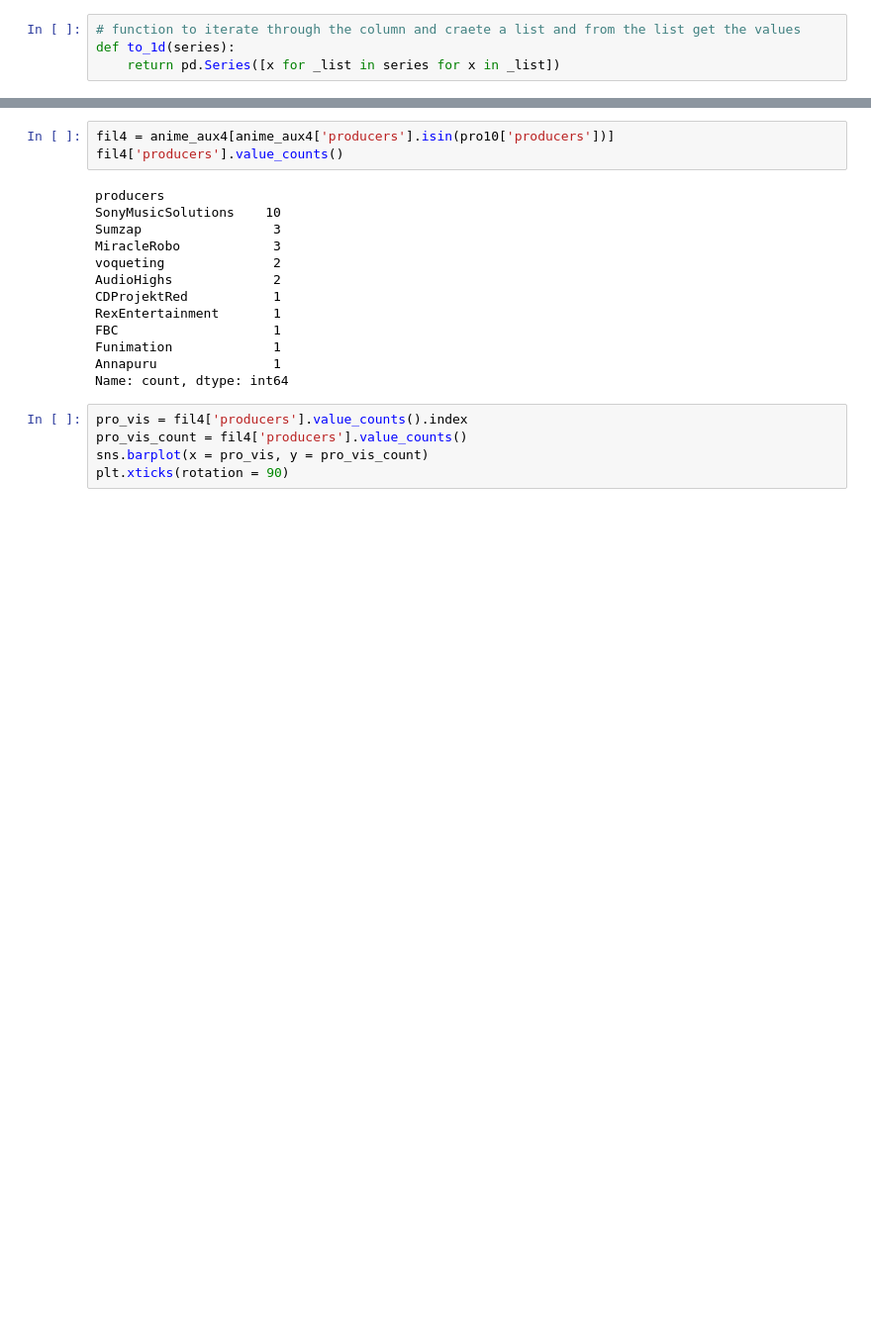
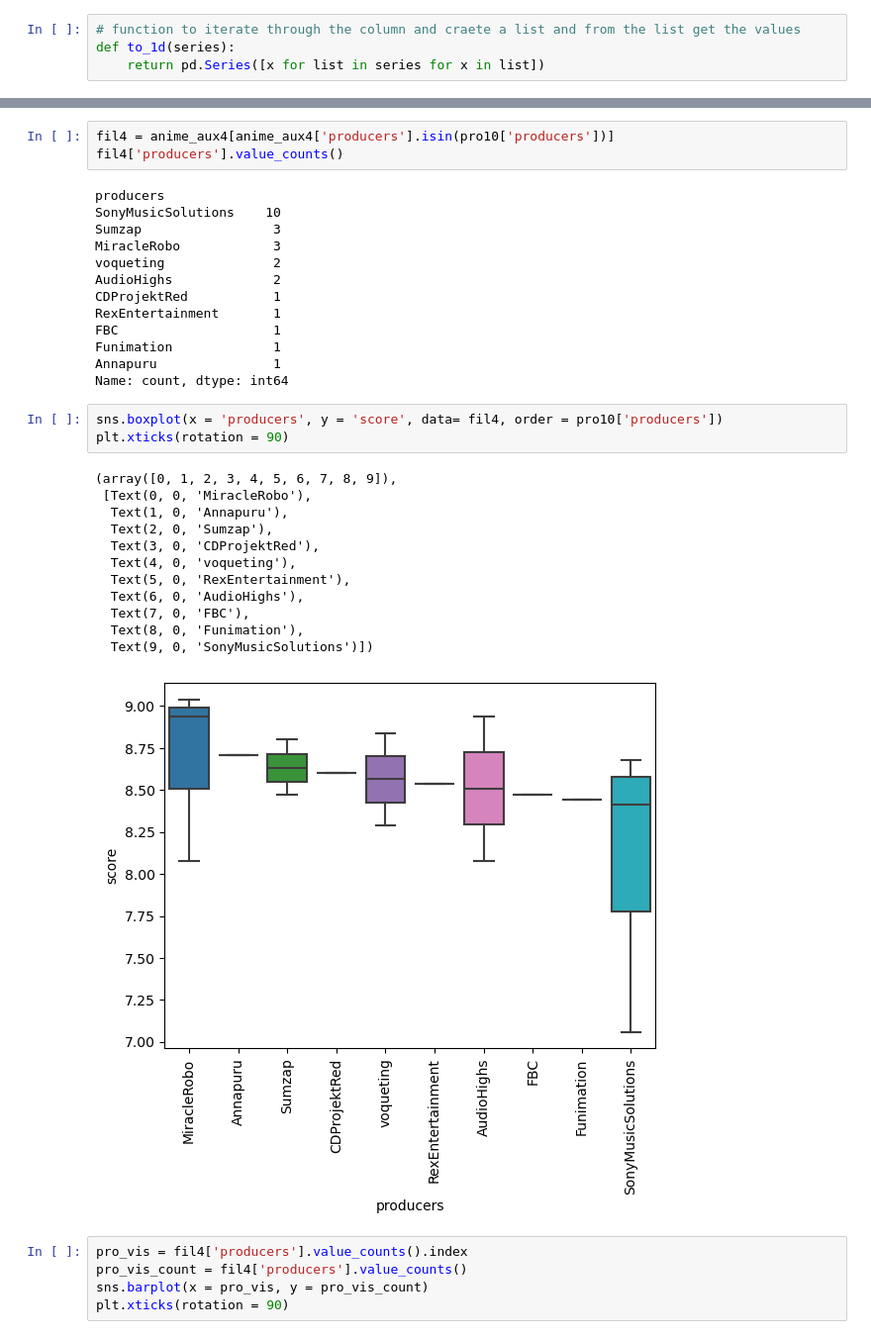
Before and after one commit to Sjue/Anime-Features, a Jupyter notebook: Cap2_EDA.ipynb, the cells around one changed output, grey strips where cells are left out. Shown at 99% size. Cells and saved outputs as stored; diff of their text form; blank space fills up the shorter version.

```diff
--- a/Cap2_EDA.ipynb
+++ b/Cap2_EDA.ipynb
@@ -343,7 +455,7 @@ anime['genres']= anime['genres'].fillna('')
 # %%
 # function to iterate through the column and craete a list and from the list get the values
 def to_1d(series):
-    return pd.Series([x for _list in series for x in _list])
+    return pd.Series([x for list in series for x in list])
 # %%
 anime['Genre_split']= anime['genres'].apply(lambda x : x.replace(' ', ''))
 anime['Genre_split']= anime['Genre_split'].apply(lambda x : x.split(','))
@@ -706,6 +833,22 @@ FBC                    1
 Funimation             1
 Annapuru               1
 Name: count, dtype: int64
+# %%
+sns.boxplot(x = 'producers', y = 'score', data= fil4, order = pro10['producers'])
+plt.xticks(rotation = 90)
+# %% [output]
+(array([0, 1, 2, 3, 4, 5, 6, 7, 8, 9]),
+ [Text(0, 0, 'MiracleRobo'),
+  Text(1, 0, 'Annapuru'),
+  Text(2, 0, 'Sumzap'),
+  Text(3, 0, 'CDProjektRed'),
+  Text(4, 0, 'voqueting'),
+  Text(5, 0, 'RexEntertainment'),
+  Text(6, 0, 'AudioHighs'),
+  Text(7, 0, 'FBC'),
+  Text(8, 0, 'Funimation'),
+  Text(9, 0, 'SonyMusicSolutions')])
+[figure, added]
 # %%
 pro_vis = fil4['producers'].value_counts().index
 pro_vis_count = fil4['producers'].value_counts()
```
Also changed, not shown: parts of 15 cells of this notebook, 2 other files.
